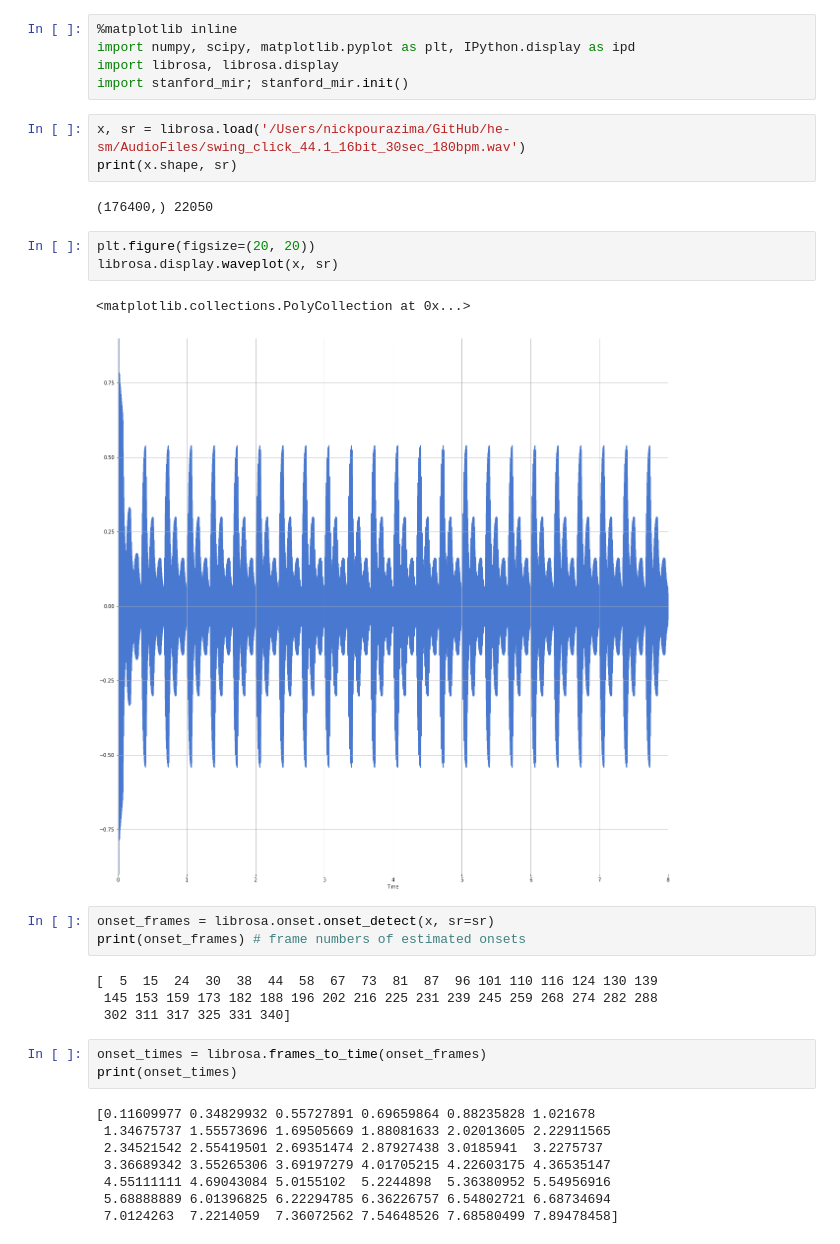
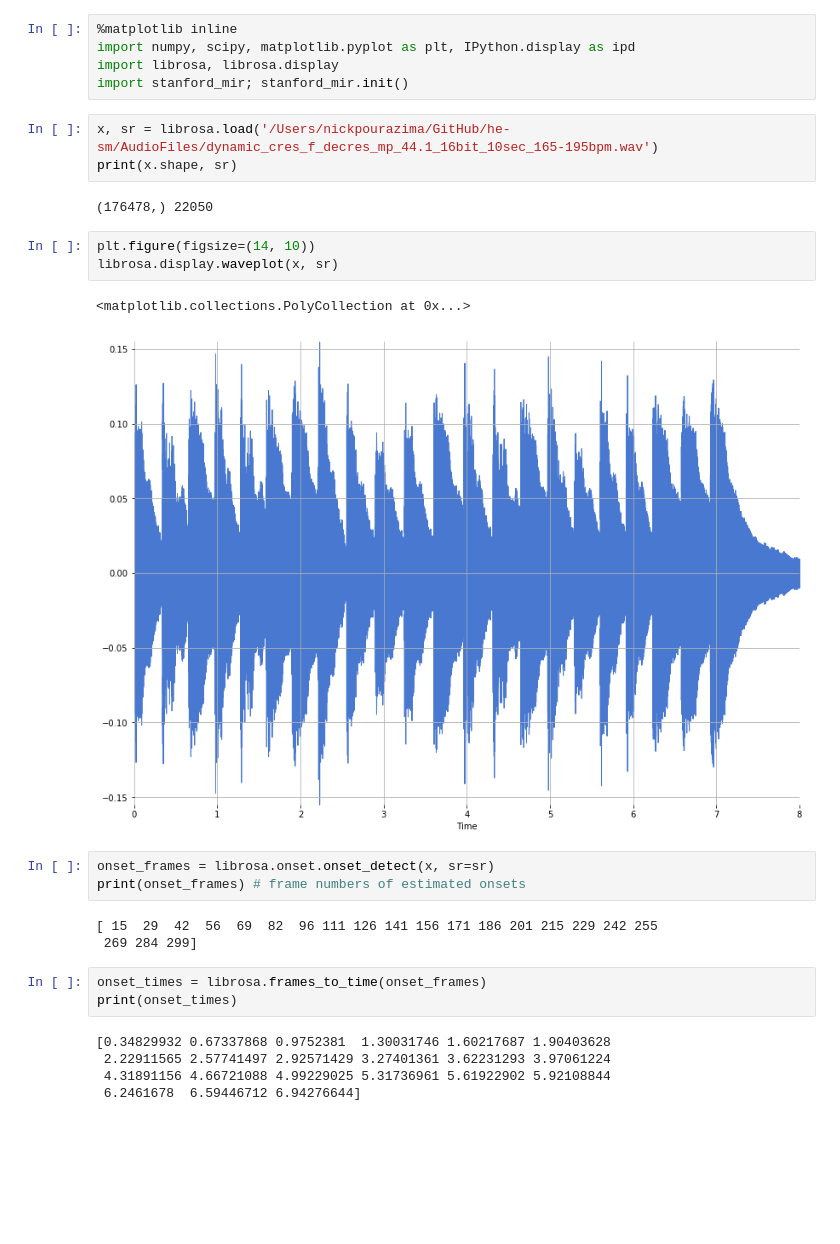
Before and after one commit to nickpourazima/he-sm, a Jupyter notebook: python/OnsetDetection.ipynb, the cells around one changed output. Drawn from its saved outputs; the diff is of its cells as text; blank space fills up the shorter version.

Commit message:
added all audio onsets

```diff
--- a/python/OnsetDetection.ipynb
+++ b/python/OnsetDetection.ipynb
@@ -4,34 +4,30 @@ import numpy, scipy, matplotlib.pyplot as plt, IPython.display as ipd
 import librosa, librosa.display
 import stanford_mir; stanford_mir.init()
 # %%
-x, sr = librosa.load('/Users/nickpourazima/GitHub/he-sm/AudioFiles/swing_click_44.1_16bit_30sec_180bpm.wav')
+x, sr = librosa.load('/Users/nickpourazima/GitHub/he-sm/AudioFiles/dynamic_cres_f_decres_mp_44.1_16bit_10sec_165-195bpm.wav')
 print(x.shape, sr)
 # %% [output]
-(176400,) 22050
+(176478,) 22050
 # %%
-plt.figure(figsize=(20, 20))
+plt.figure(figsize=(14, 10))
 librosa.display.waveplot(x, sr)
 # %% [output]
 <matplotlib.collections.PolyCollection at 0x...>
-[figure, old version]
+[figure, new version]
 # %%
 onset_frames = librosa.onset.onset_detect(x, sr=sr)
 print(onset_frames) # frame numbers of estimated onsets
 # %% [output]
-[  5  15  24  30  38  44  58  67  73  81  87  96 101 110 116 124 130 139
- 145 153 159 173 182 188 196 202 216 225 231 239 245 259 268 274 282 288
- 302 311 317 325 331 340]
+[ 15  29  42  56  69  82  96 111 126 141 156 171 186 201 215 229 242 255
+ 269 284 299]
 # %%
 onset_times = librosa.frames_to_time(onset_frames)
 print(onset_times)
 # %% [output]
-[0.11609977 0.34829932 0.55727891 0.69659864 0.88235828 1.021678
- 1.34675737 1.55573696 1.69505669 1.88081633 2.02013605 2.22911565
- 2.34521542 2.55419501 2.69351474 2.87927438 3.0185941  3.2275737
- 3.36689342 3.55265306 3.69197279 4.01705215 4.22603175 4.36535147
- 4.55111111 4.69043084 5.0155102  5.2244898  5.36380952 5.54956916
- 5.68888889 6.01396825 6.22294785 6.36226757 6.54802721 6.68734694
- 7.0124263  7.2214059  7.36072562 7.54648526 7.68580499 7.89478458]
+[0.34829932 0.67337868 0.9752381  1.30031746 1.60217687 1.90403628
+ 2.22911565 2.57741497 2.92571429 3.27401361 3.62231293 3.97061224
+ 4.31891156 4.66721088 4.99229025 5.31736961 5.61922902 5.92108844
+ 6.2461678  6.59446712 6.94276644]
 # %%
 S = librosa.stft(x)
 logS = librosa.amplitude_to_db(abs(S))
```
Also changed, not shown: parts of 2 cells of this notebook, 12 other files.
